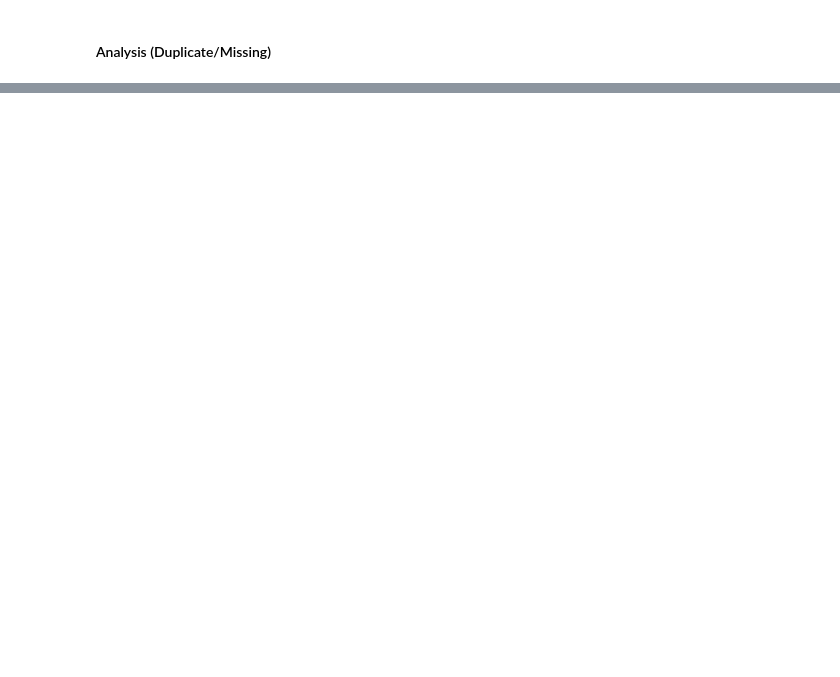
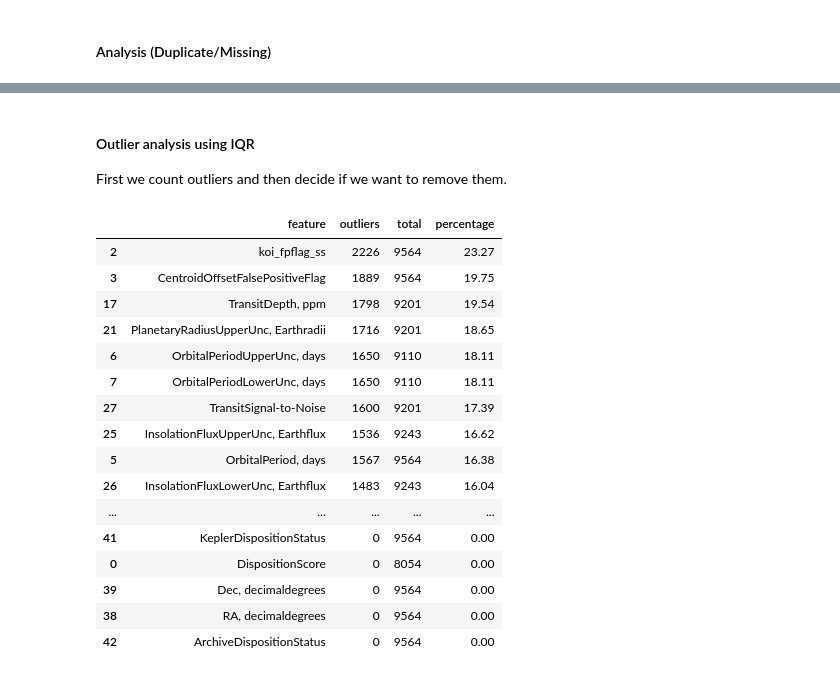
Before and after one commit to Waqarahmedkhan96/Machine-Learning-Lab, a Jupyter notebook: assignment_4_detecting exoplanets/detecting exoplanets.ipynb, the cells around one changed output, grey strips where cells are left out. Saved outputs shown, nothing was run; the diff lists cells and outputs as text; code cells hidden in the pictures; blank space fills up the shorter version.

```diff
--- a/assignment_4_detecting exoplanets/detecting exoplanets.ipynb
+++ b/assignment_4_detecting exoplanets/detecting exoplanets.ipynb
@@ -183,0 +236,45 @@ columns_to_drop.head()
+# %% [markdown]
+#### Outlier analysis using IQR
+First we count outliers and then decide if we want to remove them.
+# %%
+numeric_cols = clean_exoplanet.select_dtypes(include=[np.number]).columns.tolist()
+
+outlier_summary = []
+for col in numeric_cols:
+    series = clean_exoplanet[col].dropna()
+    if len(series) == 0:
+        continue
+    q1 = series.quantile(0.25)
+    q3 = series.quantile(0.75)
+    iqr = q3 - q1
+    lower_bound  = q1 - 1.5 * iqr
+    upper_bound = q3 + 1.5 * iqr
+
+    outliers = ((series < lower_bound ) | (series > upper_bound)).sum()
+    outlier_summary.append({
+        "feature": col,
+        "outliers": outliers,
+        "total": len(series),
+        "percentage": (outliers / len(series)) * 100
+    })
+
+outlier_df = pd.DataFrame(outlier_summary).sort_values(by="percentage",  ascending=False).round(2)
+outlier_df
+# %% [output]
+|  | feature | outliers | total | percentage |
+| 2 | koi_fpflag_ss | 2226 | 9564 | 23.27 |
+| 3 | CentroidOffsetFalsePositiveFlag | 1889 | 9564 | 19.75 |
+| 17 | TransitDepth, ppm | 1798 | 9201 | 19.54 |
+| 21 | PlanetaryRadiusUpperUnc, Earthradii | 1716 | 9201 | 18.65 |
+| 6 | OrbitalPeriodUpperUnc, days | 1650 | 9110 | 18.11 |
+| 7 | OrbitalPeriodLowerUnc, days | 1650 | 9110 | 18.11 |
+| 27 | TransitSignal-to-Noise | 1600 | 9201 | 17.39 |
+| 25 | InsolationFluxUpperUnc, Earthflux | 1536 | 9243 | 16.62 |
+| 5 | OrbitalPeriod, days | 1567 | 9564 | 16.38 |
+| 26 | InsolationFluxLowerUnc, Earthflux | 1483 | 9243 | 16.04 |
+| ... | ... | ... | ... | ... |
+| 41 | KeplerDispositionStatus | 0 | 9564 | 0.00 |
+| 0 | DispositionScore | 0 | 8054 | 0.00 |
+| 39 | Dec, decimaldegrees | 0 | 9564 | 0.00 |
+| 38 | RA, decimaldegrees | 0 | 9564 | 0.00 |
+| 42 | ArchiveDispositionStatus | 0 | 9564 | 0.00 |
```
Also changed, not shown: parts of 18 cells of this notebook.
